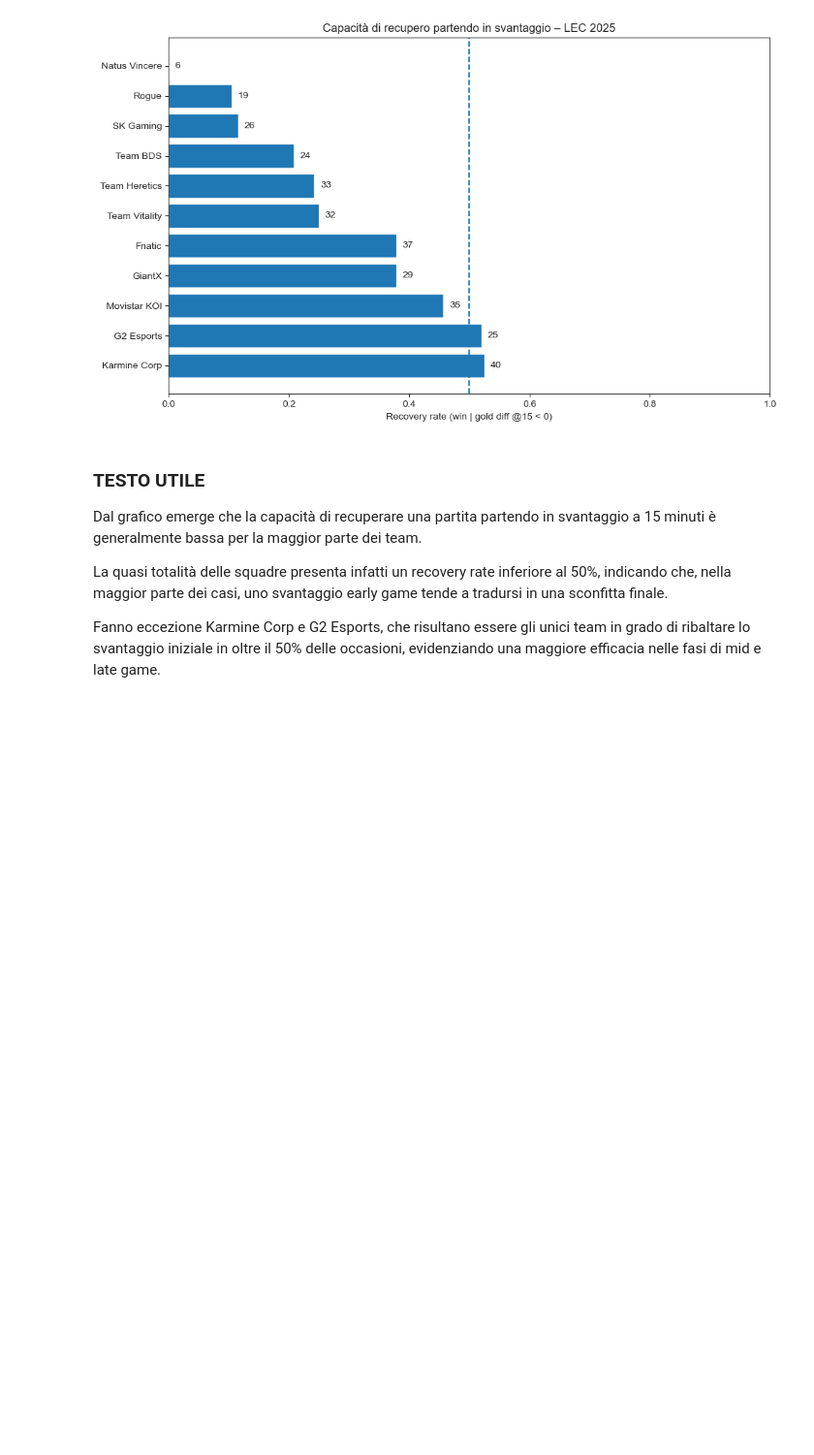
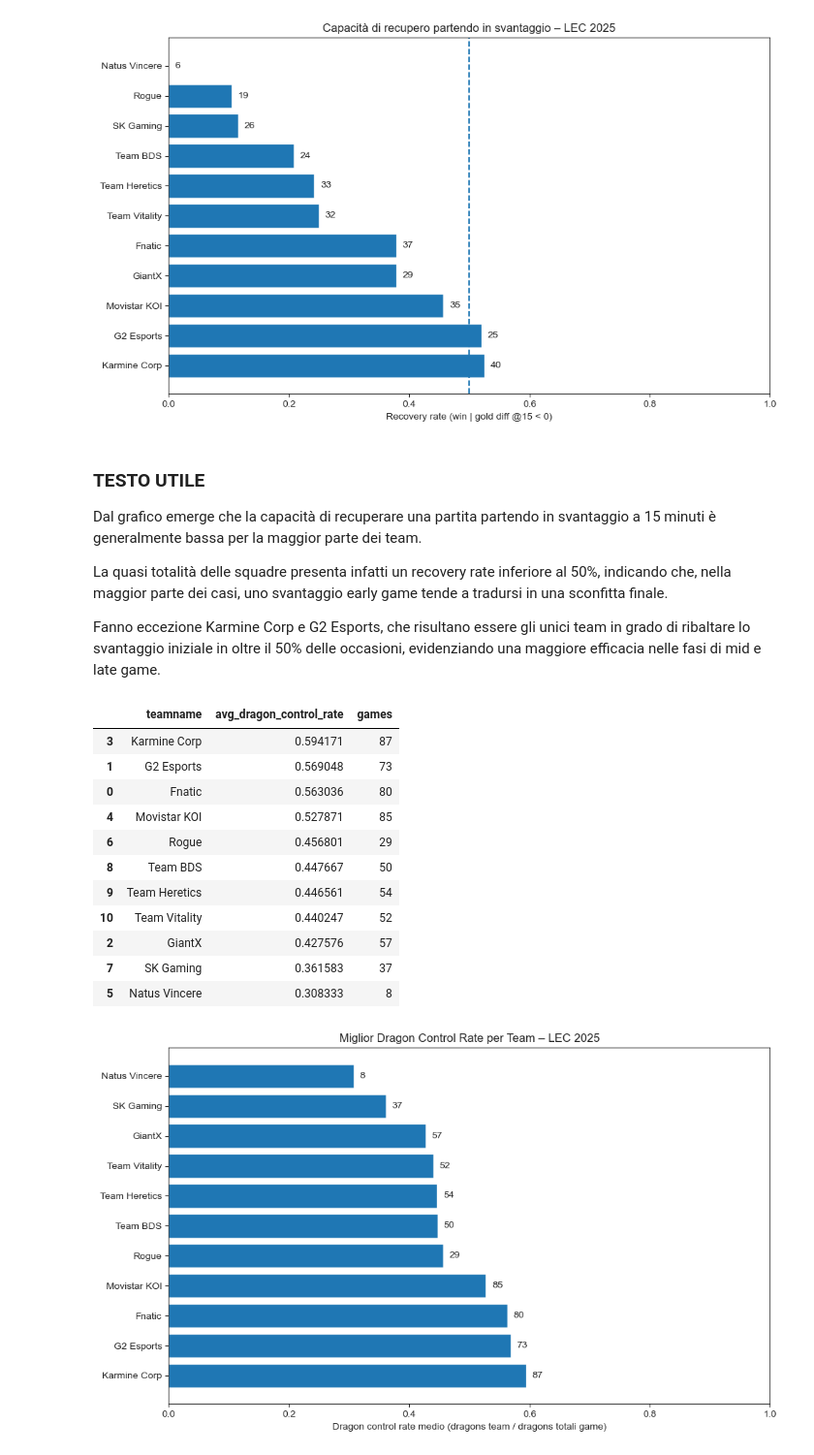
Before and after one commit to AnalystEca/G2-project-analysis, a Jupyter notebook: G2_analisi.ipynb, the cells around one changed output. Shown at 97% size. Cells and saved outputs as stored; diff of their text form; code cells hidden in the pictures; blank space fills up the shorter version.

Commit message:
portato avanti lo studio sulle analisi di team, mancante solo l'ultima domanda2 git push

```diff
--- a/G2_analisi.ipynb
+++ b/G2_analisi.ipynb
@@ -1105,3 +1105,71 @@ Dal grafico emerge che la capacità di recuperare una partita partendo in svanta
 La quasi totalità delle squadre presenta infatti un recovery rate inferiore al 50%, indicando che, nella maggior parte dei casi, uno svantaggio early game tende a tradursi in una sconfitta finale.
 
 Fanno eccezione Karmine Corp e G2 Esports, che risultano essere gli unici team in grado di ribaltare lo svantaggio iniziale in oltre il 50% delle occasioni, evidenziando una maggiore efficacia nelle fasi di mid e late game.
+# %%
+# 1) Selezione colonne + filtro team
+control_rate_dragons_df = lec_df[['gameid', 'position', 'teamname', 'dragons']].copy()
+control_rate_dragons_df = control_rate_dragons_df[control_rate_dragons_df['position'] == 'team'].copy()
+
+# (opzionale ma consigliato) assicurati che dragons sia numerico
+control_rate_dragons_df['dragons'] = pd.to_numeric(control_rate_dragons_df['dragons'], errors='coerce')
+
+# 2) Totale draghi per partita (somma dei due team nello stesso gameid)
+control_rate_dragons_df['total_dragon_game'] = (
+    control_rate_dragons_df
+    .groupby('gameid')['dragons']
+    .transform('sum')
+)
+
+# 3) Dragon control rate per team-partita
+#    Evitiamo divisioni per zero (es. partite con 0 draghi)
+control_rate_dragons_df['dragon_control_rate'] = np.where(
+    control_rate_dragons_df['total_dragon_game'] > 0,
+    control_rate_dragons_df['dragons'] / control_rate_dragons_df['total_dragon_game'],
+    np.nan
+)
+
+# 4) Media del control rate per team (media delle partite)
+team_dragon_control = (
+    control_rate_dragons_df
+    .groupby('teamname', as_index=False)
+    .agg(
+        avg_dragon_control_rate=('dragon_control_rate', 'mean'),
+        games=('gameid', 'nunique')
+    )
+    .sort_values('avg_dragon_control_rate', ascending=False)
+)
+
+display(team_dragon_control)
+
+# 5) Grafico a barre
+plt.figure(figsize=(10, 6))
+plt.barh(team_dragon_control['teamname'], team_dragon_control['avg_dragon_control_rate'])
+plt.xlabel('Dragon control rate medio (dragons team / dragons totali game)')
+plt.title('Miglior Dragon Control Rate per Team – LEC 2025')
+plt.xlim(0, 1)
+
+# annotazione numero partite (robustezza)
+for _, row in team_dragon_control.iterrows():
+    plt.text(
+        row['avg_dragon_control_rate'] + 0.01,
+        row['teamname'],
+        f"{int(row['games'])}",
+        va='center'
+    )
+
+plt.tight_layout()
+plt.show()
+# %% [output]
+|  | teamname | avg_dragon_control_rate | games |
+| 3 | Karmine Corp | 0.594171 | 87 |
+| 1 | G2 Esports | 0.569048 | 73 |
+| 0 | Fnatic | 0.563036 | 80 |
+| 4 | Movistar KOI | 0.527871 | 85 |
+| 6 | Rogue | 0.456801 | 29 |
+| 8 | Team BDS | 0.447667 | 50 |
+| 9 | Team Heretics | 0.446561 | 54 |
+| 10 | Team Vitality | 0.440247 | 52 |
+| 2 | GiantX | 0.427576 | 57 |
+| 7 | SK Gaming | 0.361583 | 37 |
+| 5 | Natus Vincere | 0.308333 | 8 |
+[figure, added]
```
Also changed, not shown: parts of 19 cells of this notebook, 1 other file.
